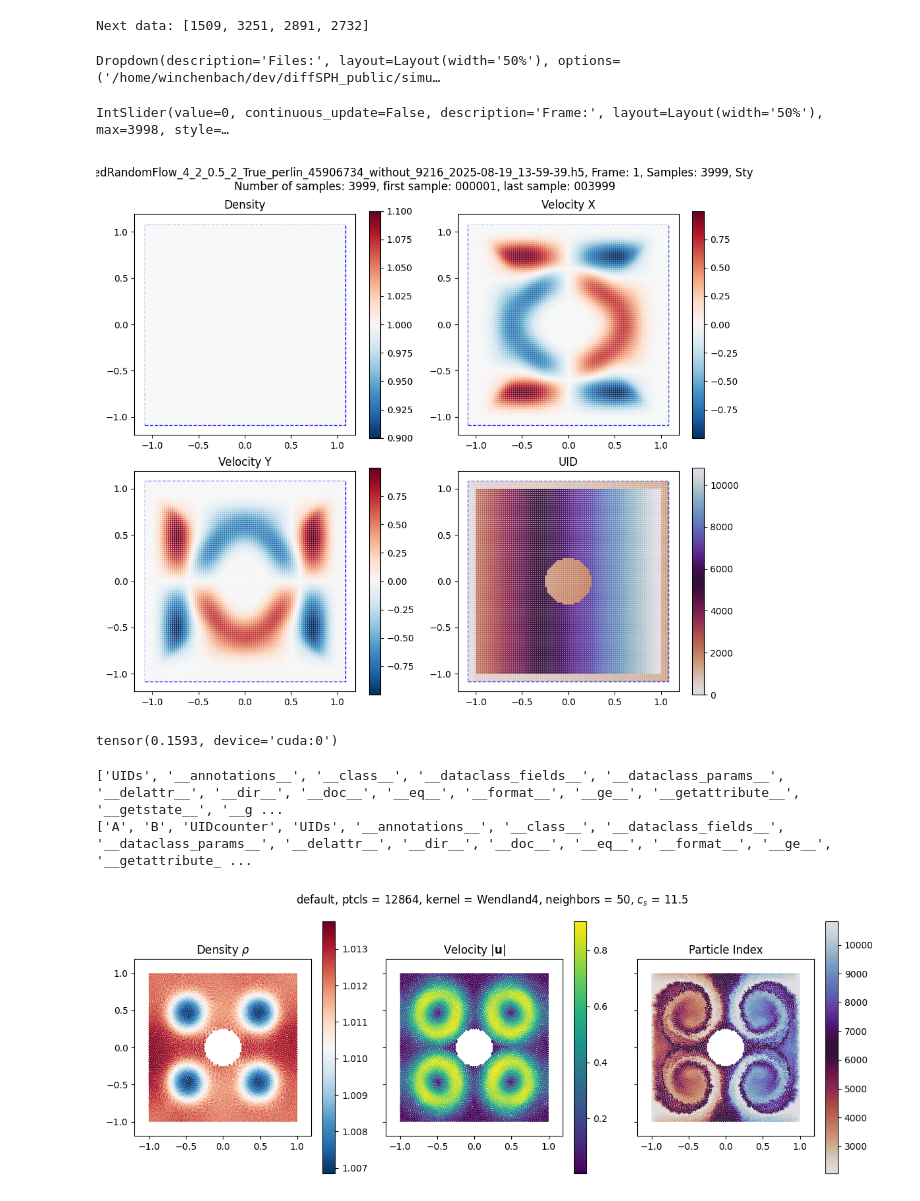
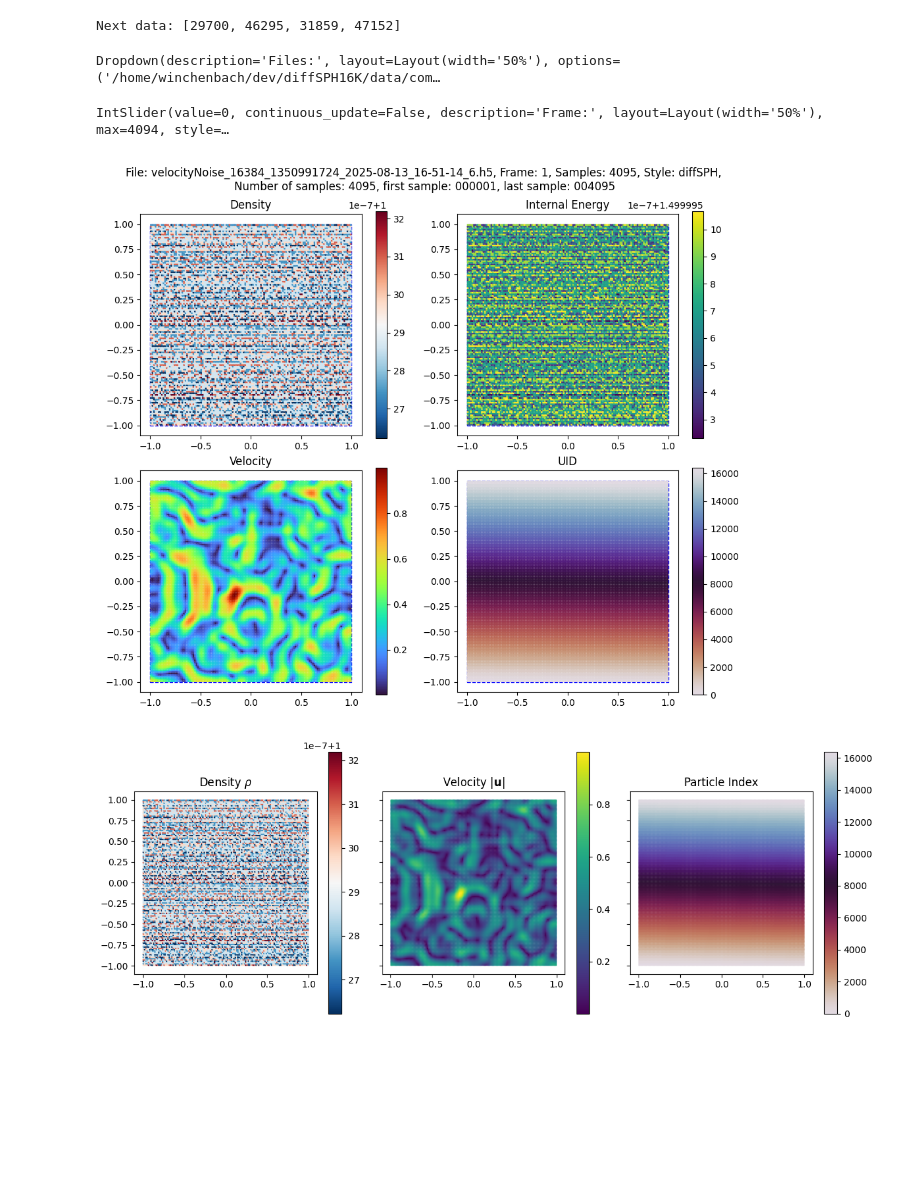
Before and after one commit to tum-pbs/diffSPH, a Jupyter notebook: demos/Resuming.ipynb, the cells around one changed output. Cells and saved outputs as stored; diff of their text form; code cells hidden in the pictures; blank space fills up the shorter version.

```diff
--- a/demos/Resuming.ipynb
+++ b/demos/Resuming.ipynb
@@ -11,7 +11,7 @@ folders = [
         #    '/home/winchenbach/dev/diffSPH16K/data/compressible/dualRegion/',
         #    '/home/winchenbach/dev/diffSPH16K/data/compressible/pressureDensity/',
         #    '/home/winchenbach/dev/diffSPH16K/data/compressible/quadRegion/',
-        #    '/home/winchenbach/dev/diffSPH16K/data/compressible/velocity/',
+           '/home/winchenbach/dev/diffSPH16K/data/compressible/velocity/',
 
         #    '/home/winchenbach/dev/diffSPH16K/data/weaklyCompressibleFreeSlip/both/',
         #    '/home/winchenbach/dev/diffSPH16K/data/weaklyCompressibleFreeSlip/domain/',
@@ -28,7 +28,7 @@ folders = [
         #    '/home/winchenbach/servus05/dev/datasets_ssd/weaklyCompressible2/freeSlipTGV/data/',
         #    '/home/winchenbach/servus05/dev/datasets_ssd/weaklyCompressible2/noSlipTGV/data/',
         # '/home/winchenbach/servus05/dev/datasets_ssd/weaklyCompressible/freeSlipv2/data/',
-        '/home/winchenbach/dev/diffSPH_public/simulationScripts/data/'
+        # '/home/winchenbach/dev/diffSPH_public/simulationScripts/data/'
 ]
 # %%
 configuration = DataConfiguration(
@@ -61,7 +72,7 @@ print(f'Next data: {nextData}')
 # nextData = [0, 16, 64, 98]
 # nextData = [9000]
 # %% [output]
-Next data: [1509, 3251, 2891, 2732]
+Next data: [29700, 46295, 31859, 47152]
 # %%
 import ipywidgets
 
@@ -192,9 +203,9 @@ fig.tight_layout()
 display(dropdownFiles)
 display(frameSlider)
 # %% [output]
-Dropdown(description='Files:', layout=Layout(width='50%'), options=('/home/winchenbach/dev/diffSPH_public/simu…
+Dropdown(description='Files:', layout=Layout(width='50%'), options=('/home/winchenbach/dev/diffSPH16K/data/com…
-IntSlider(value=0, continuous_update=False, description='Frame:', layout=Layout(width='50%'), max=3998, style=…
+IntSlider(value=0, continuous_update=False, description='Frame:', layout=Layout(width='50%'), max=4094, style=…
-[figure, old version]
+[figure, new version]
 # %%
 priorStates, currentState, trajectoryStates, domains, rotMats, configs, neighborhoods = loadAugmentedBatch(
         dataset, [(dropdownFiles.value,'%06d'% frameSlider.value)], configuration, device = 'cuda', dtype = torch.float32,
@@ -205,11 +215,0 @@ from diffSPH.util import ParticleSet
-# %%
-currentState.boundaryDistances.max()
-# %% [output]
-tensor(0.1593, device='cuda:0')
-# %%
-print(dir(currentState))
-
-print(dir(WeaklyCompressibleState))
-# %% [output]
-['UIDs', '__annotations__', '__class__', '__dataclass_fields__', '__dataclass_params__', '__delattr__', '__dir__', '__doc__', '__eq__', '__format__', '__ge__', '__getattribute__', '__getstate__', '__g ...
-['A', 'B', 'UIDcounter', 'UIDs', '__annotations__', '__class__', '__dataclass_fields__', '__dataclass_params__', '__delattr__', '__dir__', '__doc__', '__eq__', '__format__', '__ge__', '__getattribute_ ...
@@ -331,19 +216,21 @@ state, particleSystem, config, domain, wrappedKernel, simulator, SimulationSyste
+# %%
+state, particleSystem, config, domain, wrappedKernel, simulator, SimulationSystem, integrator, dt = stateToState(currentState, configs, domains, batch=0)
 # %%
 from tqdm import TqdmExperimentalWarning
 import warnings
 warnings.filterwarnings("ignore", category=TqdmExperimentalWarning)
 from tqdm.autonotebook import tqdm
 import math
 
 fig, axis = plt.subplots(1, 3, figsize=(12, 4.5), squeeze=False, sharex=True, sharey=True)
 
 markerSize = 1
 fluidParticles = particleSystem.systemState
 densityPlot = visualizeParticles(fig, axis[0,0], particles = fluidParticles, quantity = fluidParticles.densities, domain = domain, which = 'fluid', visualizeBoth=False, kernel = config['kernel'], plotDomain = False, cmap = 'RdBu_r', title='Density $\\rho$', markerSize = markerSize)
 velocityPlot = visualizeParticles(fig, axis[0,1], particles = fluidParticles, quantity = fluidParticles.velocities, domain = domain, which = 'fluid', visualizeBoth=False, kernel = config['kernel'], plotDomain = False, cmap = 'viridis', title='Velocity $|\\mathbf{u}|$', markerSize = markerSize, mapping = 'L2')
 UIDPlot = visualizeParticles(fig, axis[0,2], particles = fluidParticles, quantity = fluidParticles.UIDs, domain = domain, which = 'fluid', visualizeBoth=False, kernel = config['kernel'], plotDomain = False, cmap = 'twilight_r', title='Particle Index', markerSize = markerSize)
 
-fig.suptitle(f'{config["caseName"]}, ptcls = {state.positions.shape[0]}, kernel = {config["kernel"].name}, neighbors = {config["targetNeighbors"]:.2g}, $c_s$ = {config["fluid"]["c_s"]:.1f}')
+# fig.suptitle(f'{config["caseName"]}, ptcls = {state.positions.shape[0]}, kernel = {config["kernel"].name}, neighbors = {config["targetNeighbors"]:.2g}, $c_s$ = {config["fluid"]["c_s"]:.1f}')
 fig.tight_layout()
 # %% [output]
-[figure, old version]
+[figure, new version]
```
Also changed, not shown: parts of 6 cells of this notebook, 2 other files.
